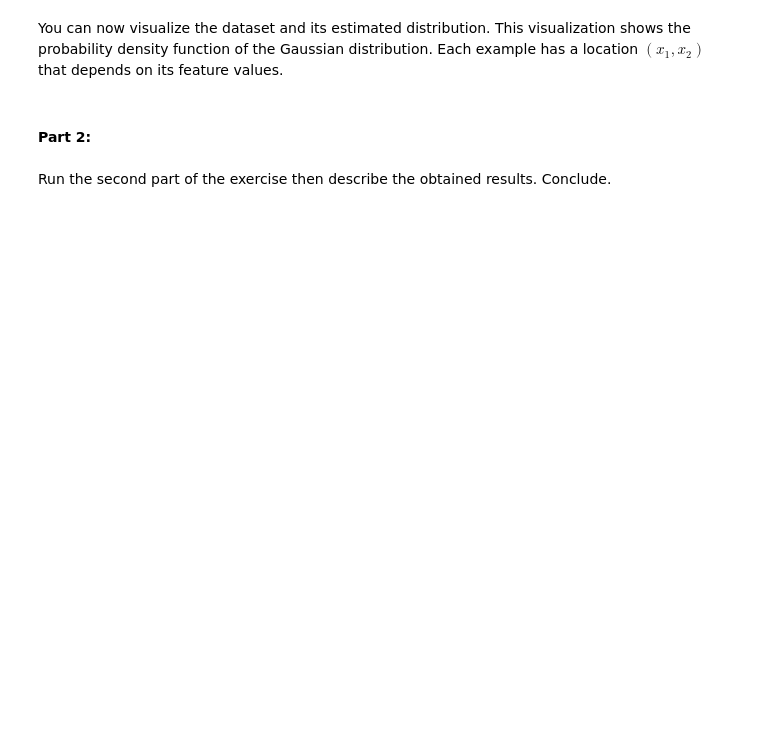
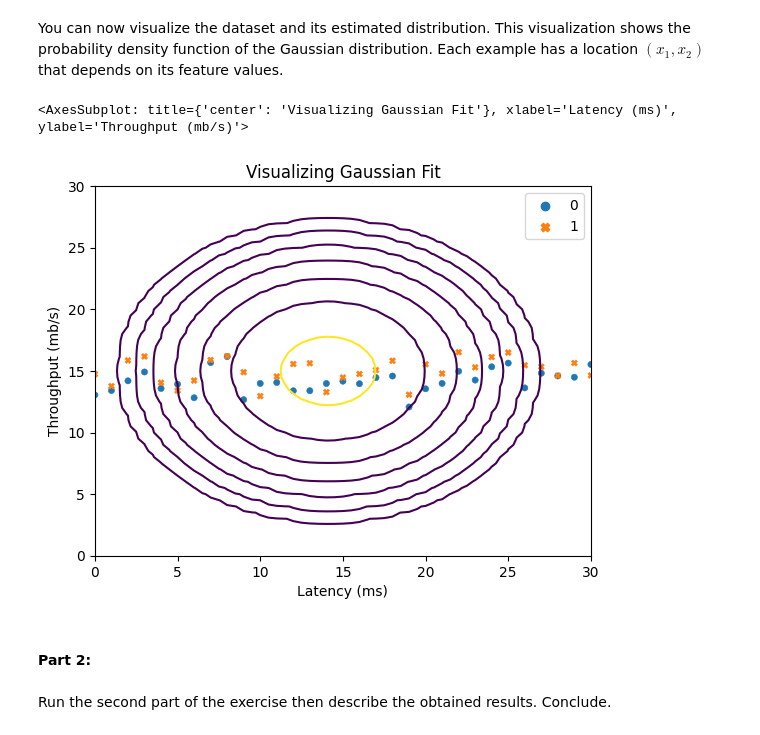
Before and after one commit to PhantHive/gradient, a Jupyter notebook: Lab4/Lab4/Lab4_Ma422.ipynb, the cells around one changed output. Saved outputs shown, nothing was run; the diff lists cells and outputs as text; code cells hidden in the pictures; blank space fills up the shorter version.

```diff
--- a/Lab4/Lab4/Lab4_Ma422.ipynb
+++ b/Lab4/Lab4/Lab4_Ma422.ipynb
@@ -312,10 +319,12 @@ Start by estimating the parameters of the density distribution.
 #EDIT THIS CELL
 def estimate_gaussian(X):
 
-        m = X.shape[0]
+    m = X.shape[0]
 
     # ====================== YOUR CODE HERE =======================
 
+    mean = np.mean(X, axis=0)
+    var = np.var(X, axis=0, ddof=1)
 
     # =============================================================
     return mean, var
@@ -329,6 +338,8 @@ def multivariateGaussian(X,mean,var):
 
     # ====================== YOUR CODE HERE =======================
 
+    p = multivariate_normal.pdf(X, mean=mean, cov=var)
+
 
     # =============================================================
     return p
@@ -356,17 +379,20 @@ You can now visualize the dataset and its estimated distribution. This visualiza
 # %%
 def visualize_fit(X, mu, sigma2):
     x, y = np.mgrid[0:35.5:0.5, 0:35.5:0.5]
     pos = np.dstack((x, y))
-    z = multivariate_gaussian(pos, mu, sigma2)
+    z = multivariateGaussian(pos, mu, sigma2)
     z = z.reshape(x.shape)
-    ax = sns.scatterplot(X[:,0], X[:,1], marker='x', color='b', s=20)
+    ax = sns.scatterplot((X[:,0], X[:,1]), marker='x', color='b', s=20)
     ax.contour(x, y, z, levels=10.0**(np.arange(-20,0,3)))
     ax.set(xlabel='Latency (ms)', ylabel='Throughput (mb/s)', title='Visualizing Gaussian Fit');
     ax.set_xlim(0,30)
     ax.set_ylim(0,30)
     return ax
 
 visualize_fit(X, mu, sigma2)
+# %% [output]
+<AxesSubplot: title={'center': 'Visualizing Gaussian Fit'}, xlabel='Latency (ms)', ylabel='Throughput (mb/s)'>
+[figure, added]
 # %% [markdown]
 #### Part 2:
 # %% [markdown]
```
Also changed, not shown: parts of 12 cells of this notebook.
